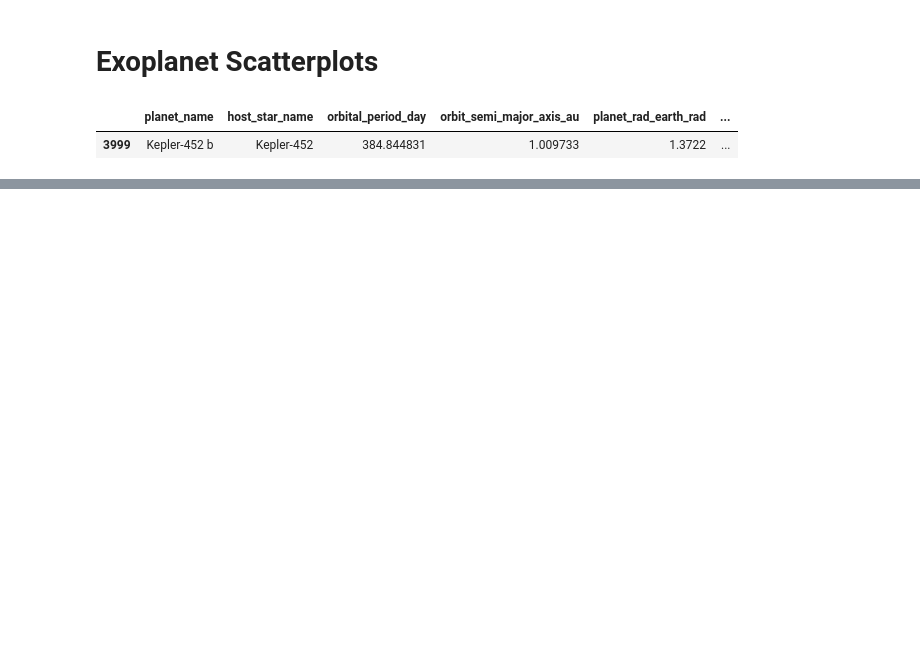
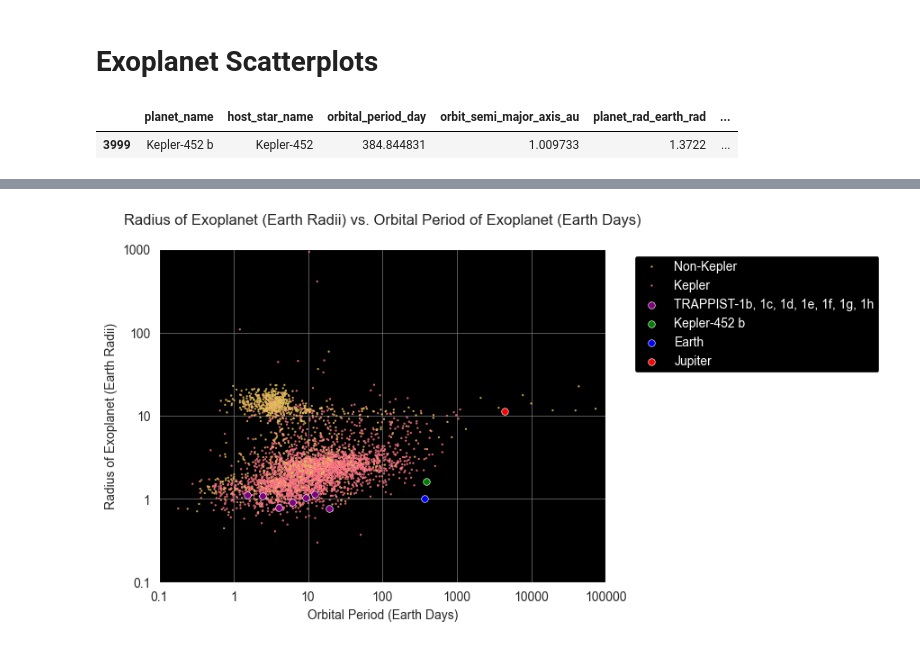
Before and after one commit to Graviton12/Exoplanet-Data-Analysis, a Jupyter notebook: exoplanetScatterplots.ipynb, the cells around one changed output, grey strips where cells are left out. Saved outputs shown, nothing was run; the diff lists cells and outputs as text; code cells hidden in the pictures; blank space fills up the shorter version.

```diff
--- a/exoplanetScatterplots.ipynb
+++ b/exoplanetScatterplots.ipynb
@@ -263,0 +279,86 @@ plt.show()
+# %%
+# Sample data for Jupiter (assuming data points)
+jupiter = pd.DataFrame({
+    'planet_name': ['Jupiter'],
+    'planet_rad_earth_rad': [11.2],  # Jupiter's radius in Earth radii
+    'orbital_period_day': [4332.59],
+})
+
+earth = pd.DataFrame({
+    'planet_name': ['Earth'],
+    'planet_rad_earth_rad': [1],
+    'orbital_period_day': [365]
+})
+
+# Combine the highlighted points DataFrame with the original DataFrame
+combined_data = pd.concat([filtered_exoplanets, jupiter, earth], ignore_index=True)
+
+# Function to determine if a planet is Kepler or not
+def is_kepler(planet_name):
+    return 'Kepler' if 'Kepler' in planet_name or 'K2' in planet_name else 'Non-Kepler'
+
+# Create a new column 'Kepler Planet' based on the 'planet_name' column
+filtered_exoplanets['Kepler Planet'] = filtered_exoplanets['planet_name'].apply(is_kepler)
+
+# Define colors for Kepler and non-Kepler planets
+colors = {'Kepler': '#FD4659', 'Non-Kepler': 'goldenrod'}
+
+sns.set_style("darkgrid", {"axes.facecolor": "black"})
+
+# Scatter Plot: Exoplanet Orbital Period (in Earth Days) vs. Exoplanet Radius (in Earth Radii)
+sns.scatterplot(data=filtered_exoplanets, x='orbital_period_day', y='planet_rad_earth_rad', hue='Kepler Planet', palette=colors, s=2)
+plt.xlabel('Orbital Period (Earth Days)')
+plt.ylabel('Radius of Exoplanet (Earth Radii)')
+plt.title('Radius of Exoplanet (Earth Radii) vs. Orbital Period of Exoplanet (Earth Days)', pad=20)
+
+# Set logarithmic scale for both axes
+plt.xscale('log')
+plt.yscale('log')
+
+# Customize tick label format
+plt.gca().xaxis.set_major_formatter(ScalarFormatter())
+plt.gca().yaxis.set_major_formatter(ScalarFormatter())
+
+
+# Set major ticks for the x-axis
+plt.xticks([0.1, 1, 10, 100, 1000, 10000, 100000, 1000000], ['0.1', '1', '10', '100', '1000', '10000', '100000', '1000000'])
+
+# Set major ticks for the y-axis
+plt.yticks([0.1, 1, 10, 100, 1000], ['0.1', '1', '10', '100', '1000'])
+
+# Set x-axis limits to ensure tick marks are spread evenly
+plt.xlim(0.1, 100000)
+
+# Set y-axis limits to ensure tick marks are spread evenly
+plt.ylim(0, 1000)
+
+# Highlight TRAPPIST points
+highlighted_trappist = filtered_exoplanets[filtered_exoplanets['planet_name'].str.contains('TRAPPIST')]
+sns.scatterplot(data=highlighted_trappist, x='orbital_period_day', y='planet_rad_earth_rad', color='purple', s=30, label='TRAPPIST-1b, 1c, 1d, 1e, 1f, 1g, 1h')
+
+# Manually set the Earth radius and orbital period of Kepler-452 b
+kepler452b_radius = 1.6
+kepler452b_period = 384.843
+filtered_exoplanets.loc[filtered_exoplanets['planet_name'] == 'Kepler-452 b', 'planet_rad_earth_rad'] = kepler452b_radius
+filtered_exoplanets.loc[filtered_exoplanets['planet_name'] == 'Kepler-452 b', 'orbital_period_day'] = kepler452b_period
+
+# Highlight specific point for Kepler-452 b
+highlighted_kepler452b = filtered_exoplanets[filtered_exoplanets['planet_name'] == 'Kepler-452 b']
+sns.scatterplot(data=highlighted_kepler452b, x='orbital_period_day', y='planet_rad_earth_rad', color='green', s=30, label='Kepler-452 b')
+
+# Highlight specific points for Earth and Jupiter
+sns.scatterplot(data=earth, x='orbital_period_day', y='planet_rad_earth_rad', color='blue', s=30, label='Earth')
+sns.scatterplot(data=jupiter, x='orbital_period_day', y='planet_rad_earth_rad', color='red', s=30, label='Jupiter')
+
+# Change the grid color to be more visible on black background
+plt.grid(color='gray', linestyle='-', linewidth=0.5)
+
+# Adjust the legend
+legend = plt.legend(facecolor='black', edgecolor='white', framealpha=1, fontsize=10, bbox_to_anchor=(1.05, 1), loc='upper left')
+for text in legend.get_texts():
+    text.set_color('white')
+
+
+plt.show()
+# %% [output]
+[figure, added]
```
Also changed, not shown: parts of 5 cells of this notebook.
